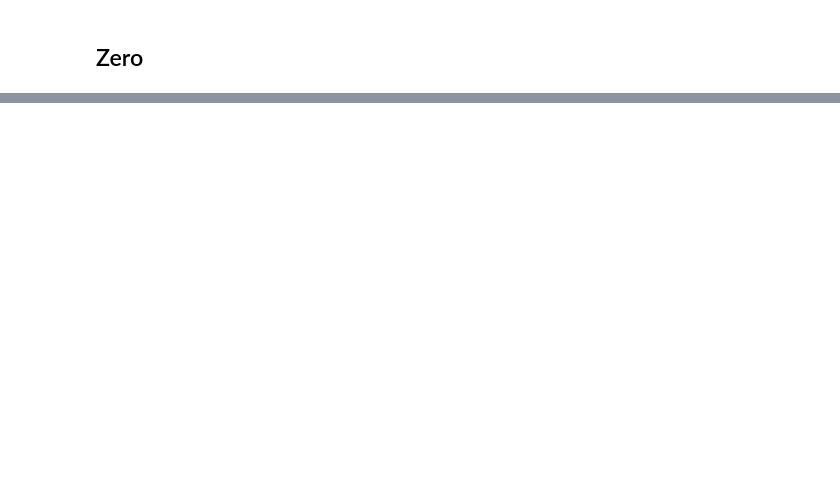
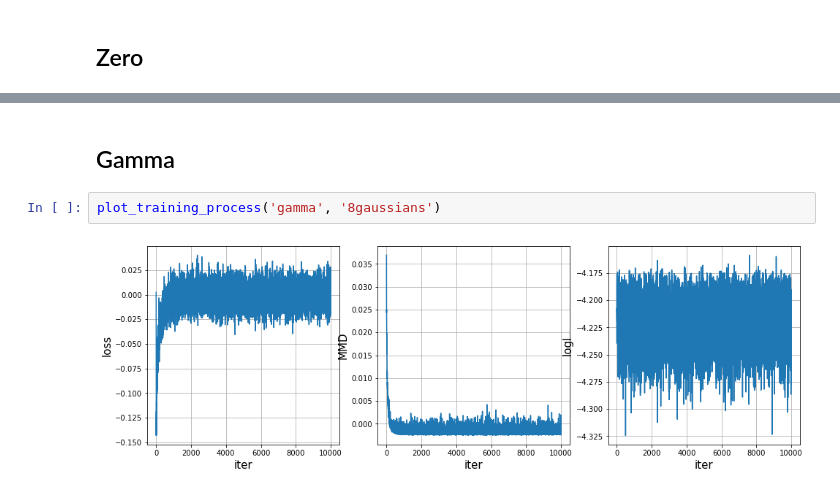
Before and after one commit to necludov/particle-EBMs, a Jupyter notebook: notebooks/toy-visualization.ipynb, the cells around one changed output, grey strips where cells are left out. Cells and saved outputs as stored; diff of their text form; blank space fills up the shorter version.

```diff
--- a/notebooks/toy-visualization.ipynb
+++ b/notebooks/toy-visualization.ipynb
@@ -128,0 +125,6 @@ plot_final_model('zero', '8gaussians')
+# %% [markdown]
+## Gamma
+# %%
+plot_training_process('gamma', '8gaussians')
+# %% [output]
+[figure, added]
```
Also changed, not shown: parts of 19 cells of this notebook, 5 other files.
